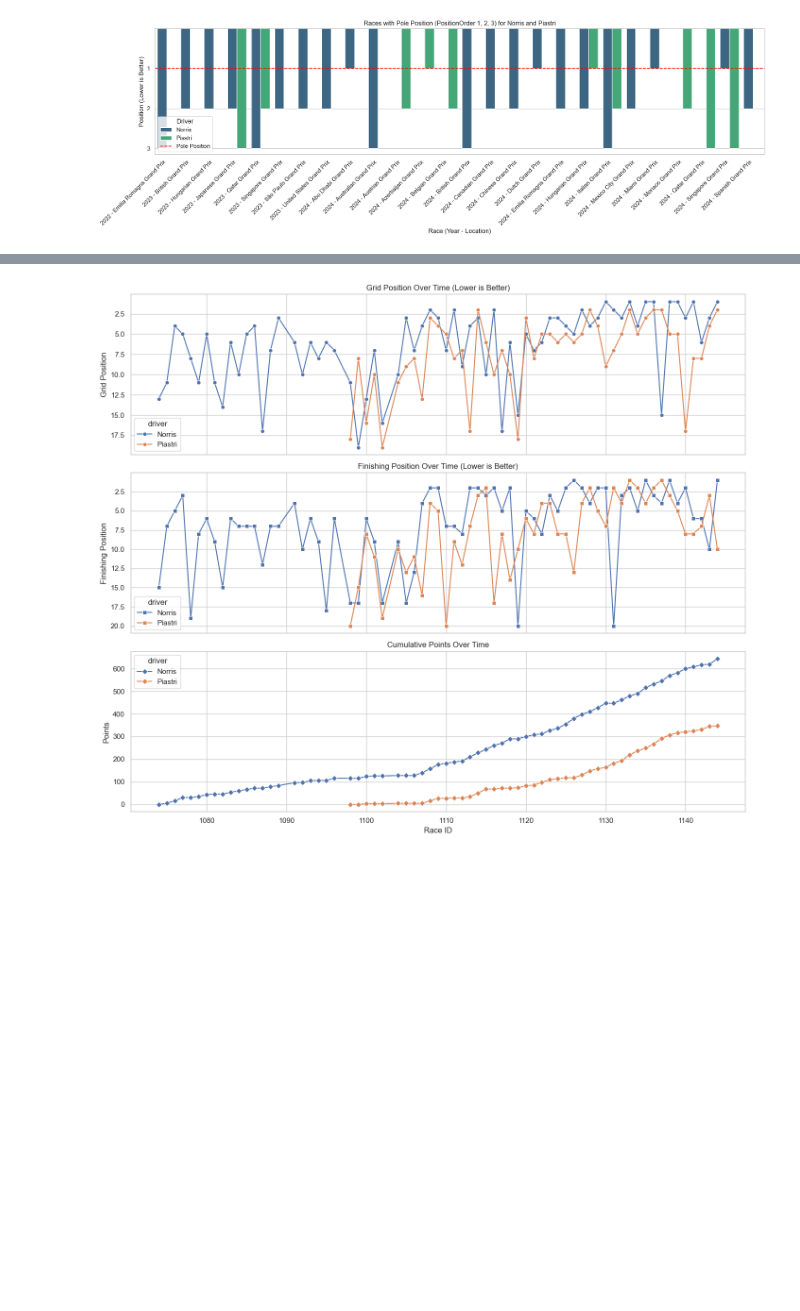
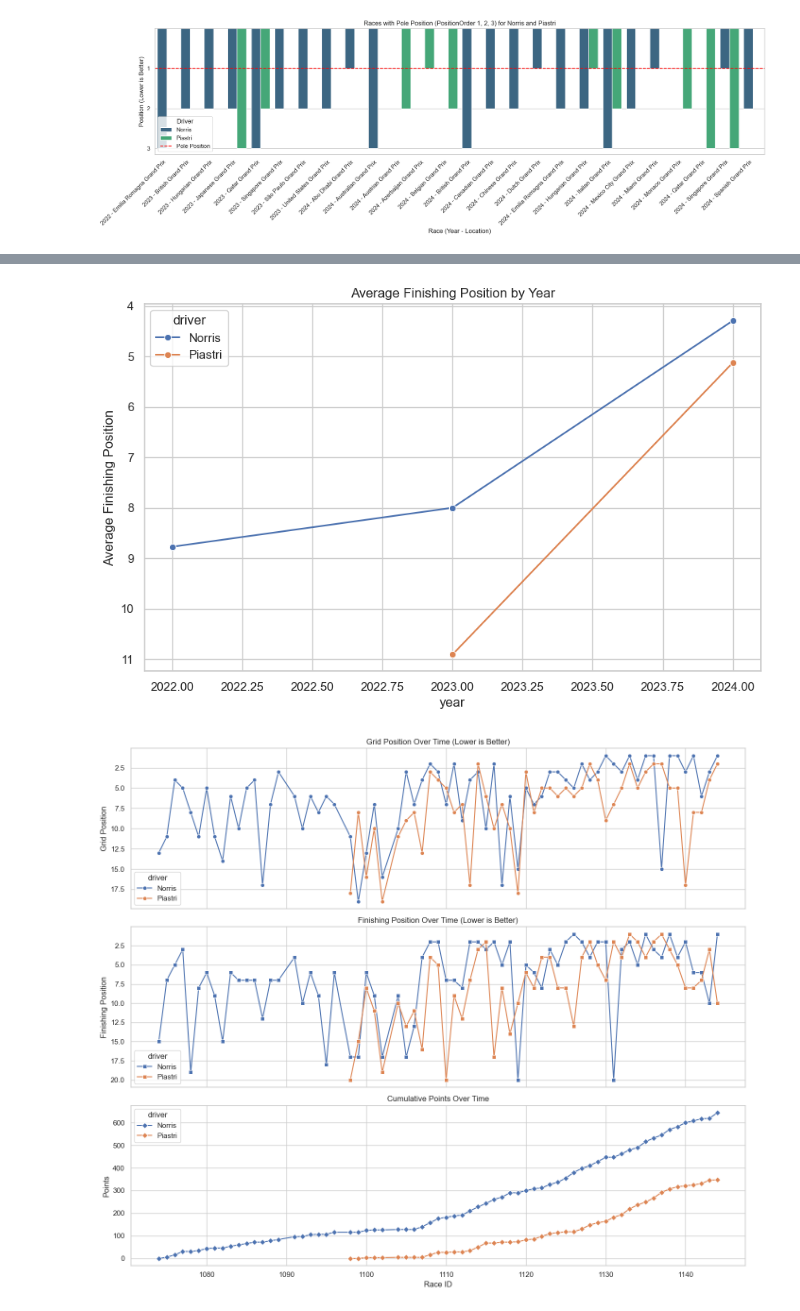
Before and after one commit to ryokofromsales/Mini-Project-IOD-Ryo, a Jupyter notebook: Final Mini Project 1.ipynb, the cells around one changed output, grey strips where cells are left out. Saved outputs shown, nothing was run; the diff lists cells and outputs as text; code cells hidden in the pictures; blank space fills up the shorter version.

```diff
--- a/Final Mini Project 1.ipynb
+++ b/Final Mini Project 1.ipynb
@@ -373,3 +399,16 @@ plt.show()
+# %%
+avg_finish = results_df[results_df['driver'].isin(['Norris', 'Piastri'])] \
+    .groupby(['year', 'driver'])['positionOrder'].mean().reset_index()
+
+# Plot
+plt.figure(figsize=(10, 6))
+sns.lineplot(data=avg_finish, x='year', y='positionOrder', hue='driver', marker='o')
+plt.title('Average Finishing Position by Year')
+plt.ylabel('Average Finishing Position')
+plt.gca().invert_yaxis()  # Lower is better
+plt.show()
+# %% [output]
+[figure, added]
 # %%
 # Filter your full results DataFrame for just Norris and Piastri
 # (Make sure you already have a 'driver' column)
```
Also changed, not shown: parts of 6 cells of this notebook.
